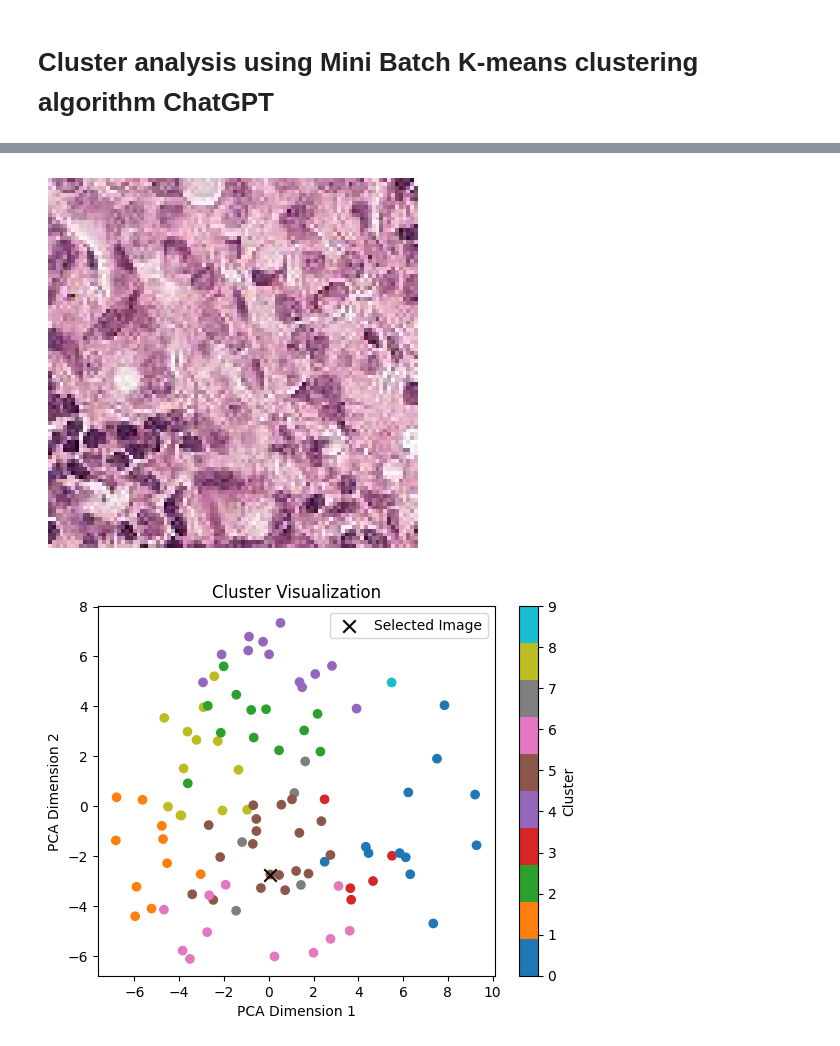
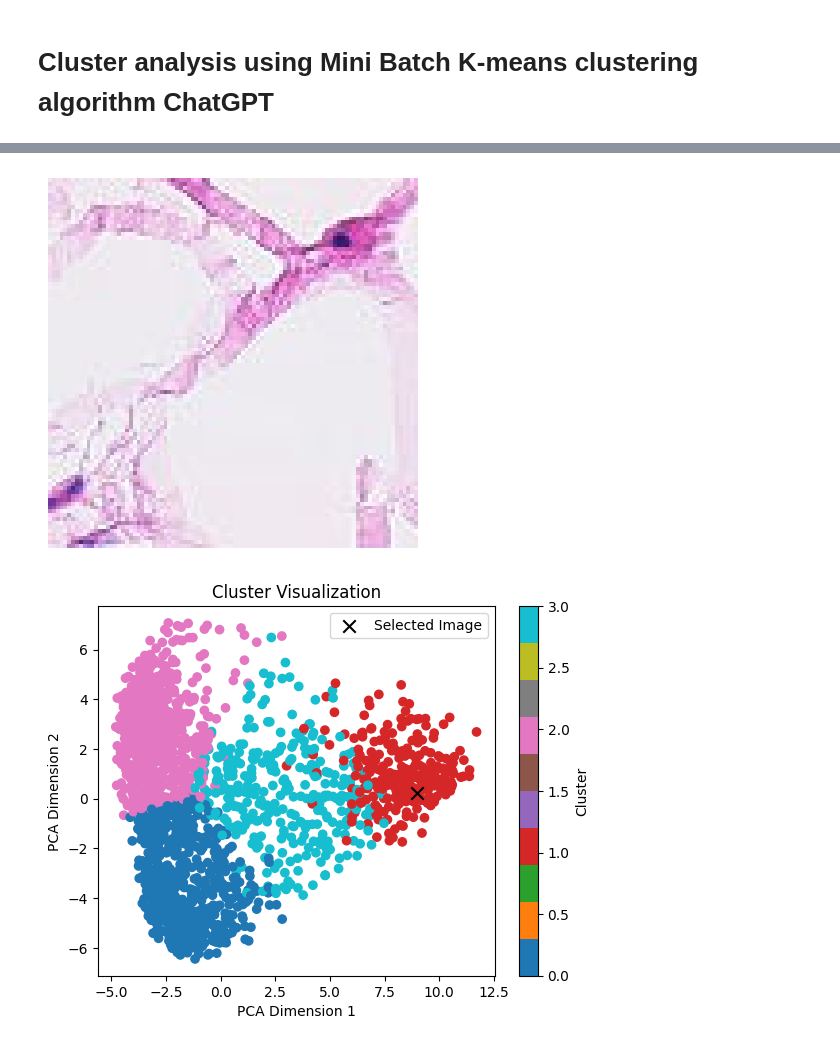
Before and after one commit to km-scott/clustering_feature_vectors, a Jupyter notebook: clustering_feature_vectors.ipynb, the cells around one changed output, grey strips where cells are left out. Cells and saved outputs as stored; diff of their text form; code cells hidden in the pictures.

```diff
--- a/clustering_feature_vectors.ipynb
+++ b/clustering_feature_vectors.ipynb
@@ -65,7 +71,11 @@ Channels: 3
 file = h5py.File('/Users/scott/Desktop/cluster_test/camelyonpatch_level_2_split_train_x.h5', 'r')
 
 # Access the dataset 'x'
-x_train = file['x'][:100] #Set to 100 for the trial, original number 262144
+x_train = file['x'][:2000]
+
+#Set to 2000 for the trial, original number 262144.
+# At 2500 the Clustering becomes odd.
+# At 5000 the feature extraction gives errors.
 # %%
 # Number of images (originally 262144)
 print("Number of images in x_train:", x_train.shape[0])
@@ -129,7 +137,7 @@ features = df.values
 from sklearn.cluster import MiniBatchKMeans, KMeans
 from sklearn.metrics.pairwise import pairwise_distances_argmin
 
-n_clusters = 10  # Number of clusters
+n_clusters = 4  # Number of clusters
 batch_size = len(df)  # Batch size for Mini-Batch K-means
 kmeans = MiniBatchKMeans(n_clusters=n_clusters, batch_size=batch_size)
 kmeans.fit(features)
@@ -172,0 +175,18 @@ print(cluster_table)
+# %%
+import matplotlib.pyplot as plt
+
+# Perform PCA
+pca = PCA()
+pca.fit(features)
+
+# Calculate the cumulative explained variance
+explained_variance_ratio = pca.explained_variance_ratio_
+cumulative_variance = np.cumsum(explained_variance_ratio)
+
+# Plot the cumulative explained variance
+plt.plot(range(1, len(cumulative_variance) + 1), cumulative_variance, marker='o')
+plt.xlabel('Number of Principal Components')
+plt.ylabel('Cumulative Explained Variance')
+plt.title('Cumulative Explained Variance by Principal Components')
+plt.grid(True)
+plt.show()
@@ -172,0 +195,17 @@ print(cluster_table)
+# %%
+import matplotlib.pyplot as plt
+
+# Perform PCA
+pca = PCA()
+pca.fit(features)
+
+# Calculate the explained variance for each principal component
+explained_variance_ratio = pca.explained_variance_ratio_[:10]
+
+# Plot the explained variance as bars
+plt.bar(range(1, len(explained_variance_ratio) + 1), explained_variance_ratio)
+plt.xlabel('Principal Components')
+plt.ylabel('Explained Variance')
+plt.title('Explained Variance by Principal Components')
+plt.grid(True)
+plt.show()
@@ -194,38 +235,38 @@ plt.show()
 
 from scipy.spatial.distance import cdist
 
-cluster_id = 5  # Cluster ID of interest
+cluster_id = 1  # Cluster ID of interest
 
 # Retrieve indices of samples belonging to the specified cluster
 cluster_indices = np.where(labels == cluster_id)[0]
 
 # Calculate the centroid of the cluster
 centroid = np.mean(features[cluster_indices], axis=0)
 
 # Calculate the distances between the centroid and all samples in the cluster
 distances = cdist(centroid.reshape(1, -1), features[cluster_indices], metric='euclidean')
 
 # Find the index of the sample closest to the centroid
 closest_index = cluster_indices[np.argmin(distances)]
 
 # Retrieve and display the image
 image = x_train[closest_index]
 plt.imshow(image)
 plt.axis('off')
 plt.show()
 
 # Plot the points with different colors representing different clusters
 
 plt.scatter(features_2d[:, 0], features_2d[:, 1], c=labels, cmap='tab10')
 plt.colorbar(label='Cluster')
 plt.scatter(features_2d[closest_index, 0], features_2d[closest_index, 1], color='black', marker='x', s=80, label='Selected Image')
 plt.xlabel('PCA Dimension 1')
 plt.ylabel('PCA Dimension 2')
 plt.title('Cluster Visualization')
 plt.legend()
 plt.show()
 # %% [output]
-[figure, old version]
+[figure, new version]
-[figure, old version]
+[figure, new version]
 # %%
 # Show 3 images that are closest to the selected image
```
Also changed, not shown: parts of 11 cells of this notebook.
